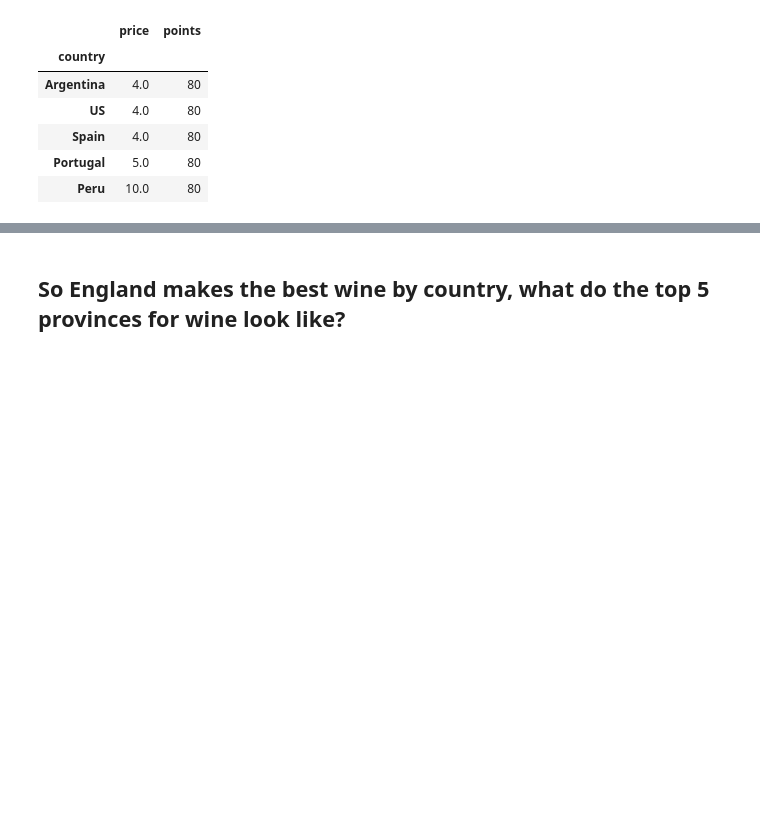
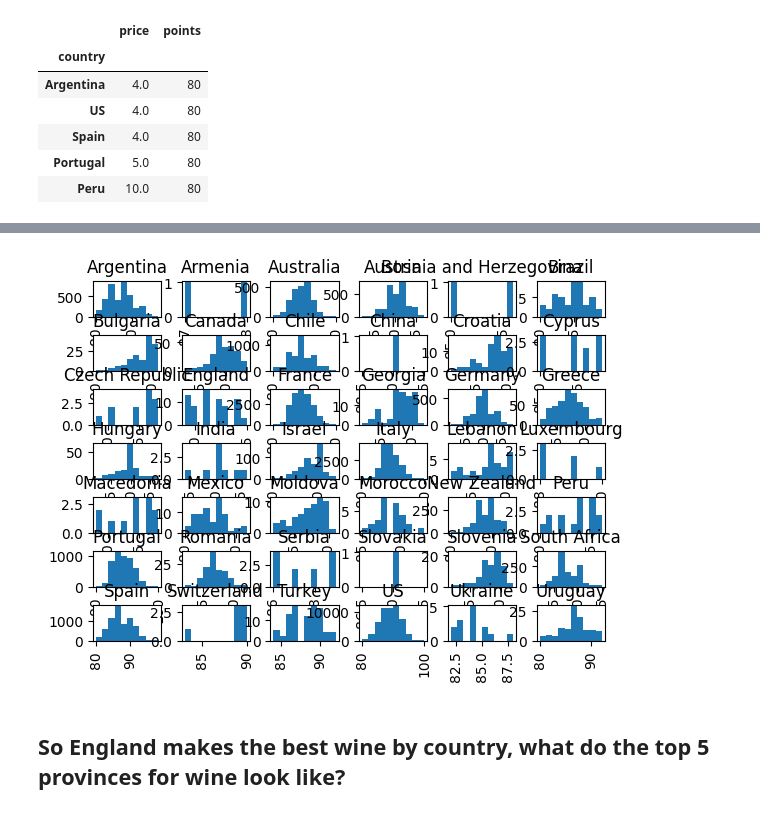
Before and after one commit to Brandon-Nutting/UdacityDataAnalysisProject, a Jupyter notebook: wineInvestigation.ipynb, the cells around one changed output, grey strips where cells are left out. Cells and saved outputs as stored; diff of their text form; code cells hidden in the pictures; blank space fills up the shorter version.

```diff
--- a/wineInvestigation.ipynb
+++ b/wineInvestigation.ipynb
@@ -148,3 +156,7 @@ countryGroup.head()
+# %%
+wine['points'].hist(by = wine['country']);
+# %% [output]
+[figure, added]
 # %% [markdown]
 ## So England makes the best wine by country, what do the top 5 provinces for wine look like?
 # %%
```
Also changed, not shown: parts of 19 cells of this notebook, 6 other files.
